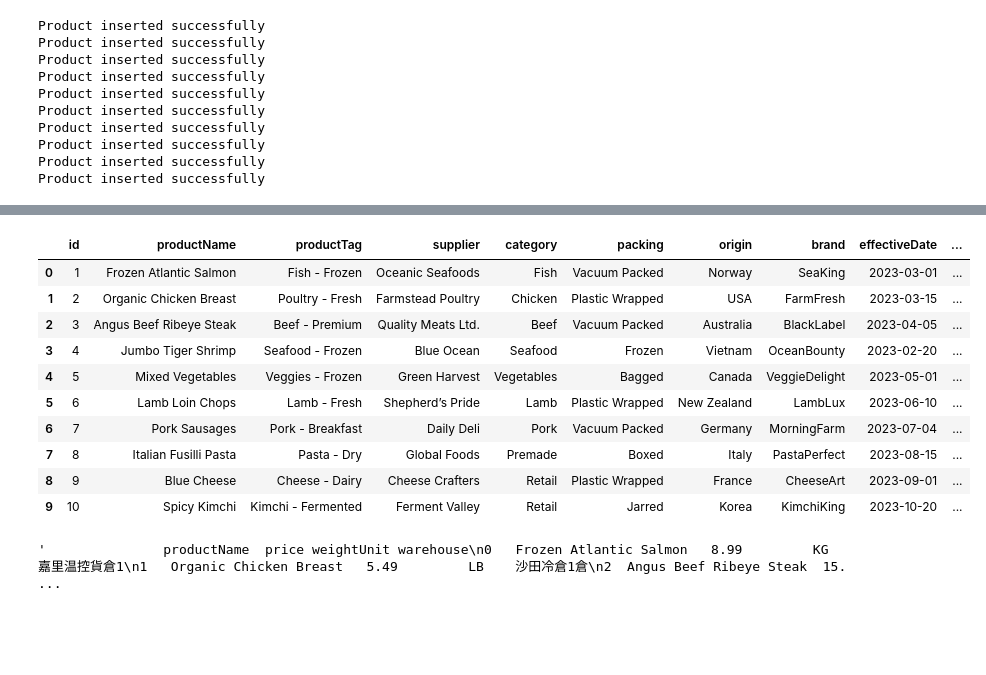
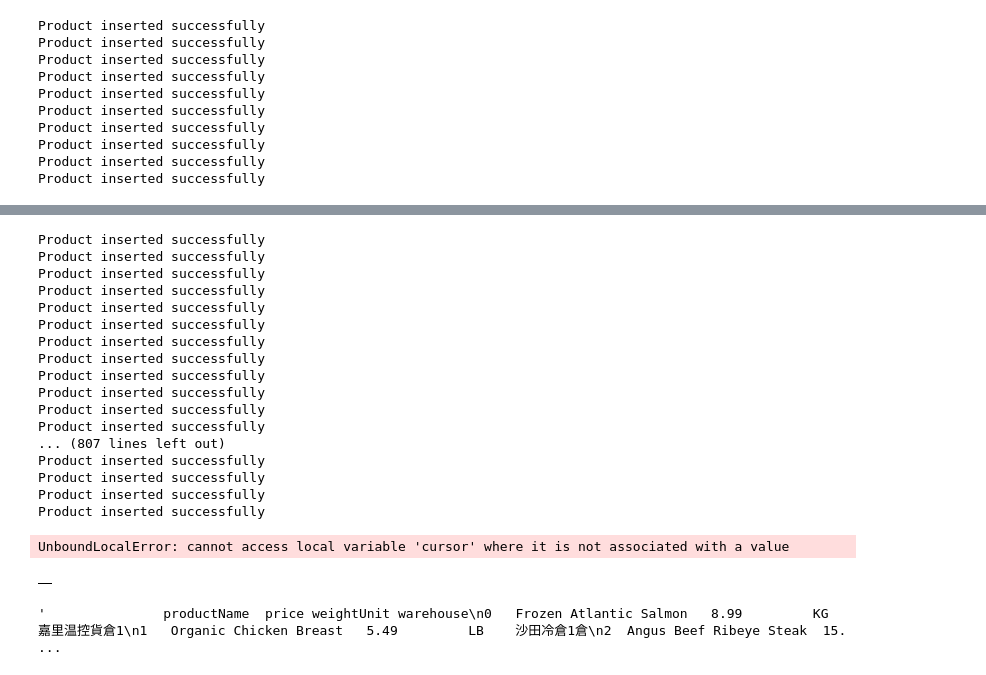
Before and after one commit to Bellafc/tradeasy, a Jupyter notebook: database.ipynb, the cells around one changed output, grey strips where cells are left out. Drawn from its saved outputs; the diff is of its cells as text; code cells hidden in the pictures; blank space fills up the shorter version.

```diff
--- a/database.ipynb
+++ b/database.ipynb
@@ -171,19 +194,31 @@ import pandas as pd
+# %%
+df = df.drop('Unnamed: 0',axis=1)
+dataframe_to_db(df,connection)
+# %% [output]
+Product inserted successfully
+Product inserted successfully
+Product inserted successfully
+Product inserted successfully
+Product inserted successfully
+Product inserted successfully
+Product inserted successfully
+Product inserted successfully
+Product inserted successfully
+Product inserted successfully
+Product inserted successfully
+Product inserted successfully
+... (807 lines left out)
+Product inserted successfully
+Product inserted successfully
+Product inserted successfully
+Product inserted successfully
+UnboundLocalError: cannot access local variable 'cursor' where it is not associated with a value
 # %%
-query = "select * from Tradeasy_quotation"
+query = "drop table Tradeasy_quotation"
 df = query_data_dataframe(connection, query)
 display(df)
 # %% [output]
-|  | id | productName | productTag | supplier | category | packing | origin | brand | effectiveDate | ... |
-| 0 | 1 | Frozen Atlantic Salmon | Fish - Frozen | Oceanic Seafoods | Fish | Vacuum Packed | Norway | SeaKing | 2023-03-01 | ... |
-| 1 | 2 | Organic Chicken Breast | Poultry - Fresh | Farmstead Poultry | Chicken | Plastic Wrapped | USA | FarmFresh | 2023-03-15 | ... |
-| 2 | 3 | Angus Beef Ribeye Steak | Beef - Premium | Quality Meats Ltd. | Beef | Vacuum Packed | Australia | BlackLabel | 2023-04-05 | ... |
-| 3 | 4 | Jumbo Tiger Shrimp | Seafood - Frozen | Blue Ocean | Seafood | Frozen | Vietnam | OceanBounty | 2023-02-20 | ... |
-| 4 | 5 | Mixed Vegetables | Veggies - Frozen | Green Harvest | Vegetables | Bagged | Canada | VeggieDelight | 2023-05-01 | ... |
-| 5 | 6 | Lamb Loin Chops | Lamb - Fresh | Shepherd’s Pride | Lamb | Plastic Wrapped | New Zealand | LambLux | 2023-06-10 | ... |
-| 6 | 7 | Pork Sausages | Pork - Breakfast | Daily Deli | Pork | Vacuum Packed | Germany | MorningFarm | 2023-07-04 | ... |
-| 7 | 8 | Italian Fusilli Pasta | Pasta - Dry | Global Foods | Premade | Boxed | Italy | PastaPerfect | 2023-08-15 | ... |
-| 8 | 9 | Blue Cheese | Cheese - Dairy | Cheese Crafters | Retail | Plastic Wrapped | France | CheeseArt | 2023-09-01 | ... |
-| 9 | 10 | Spicy Kimchi | Kimchi - Fermented | Ferment Valley | Retail | Jarred | Korea | KimchiKing | 2023-10-20 | ... |
+|  |
 # %%
 df[['productName', 'price', 'weightUnit', 'warehouse']].to_string()
 # %% [output]
```
Also changed, not shown: parts of 6 cells of this notebook, 5 other files.
